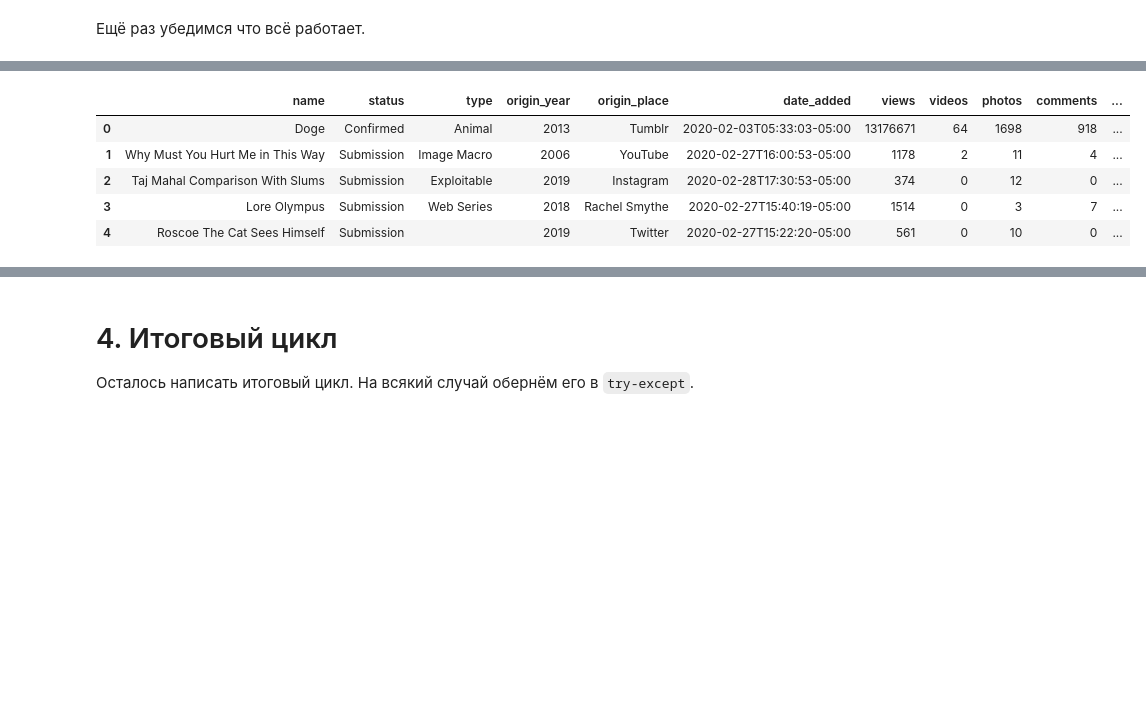
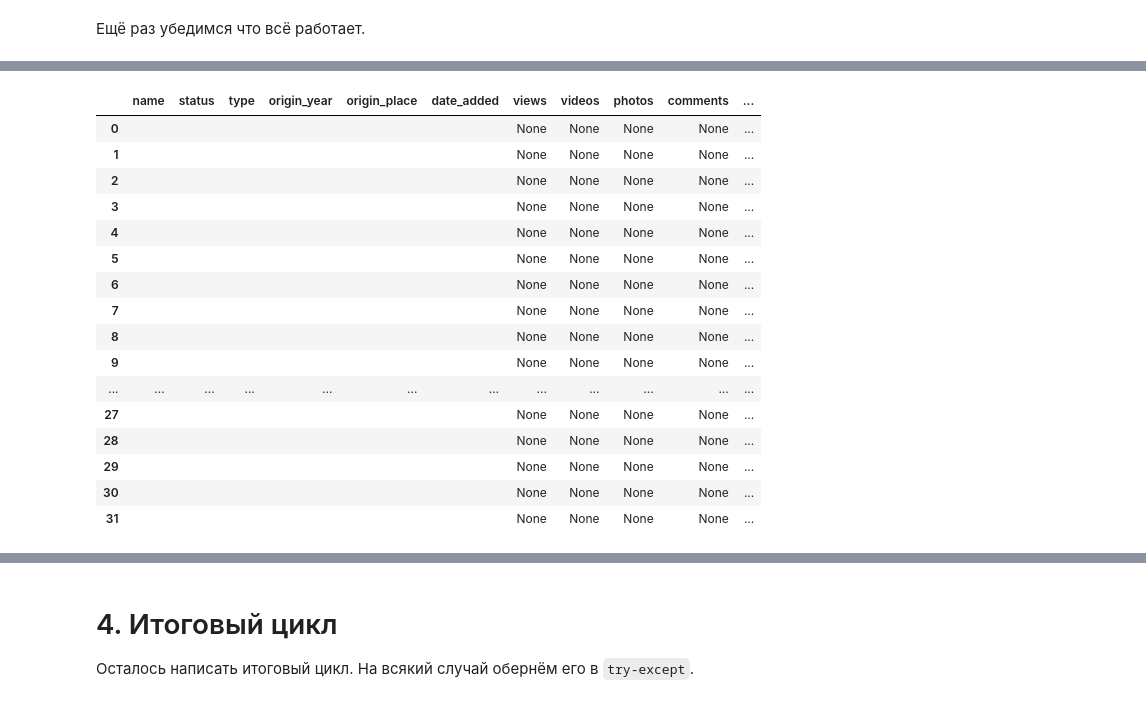
Before and after one commit to nursace/data-mining, a Jupyter notebook: notebooks/KnowYourMemesParser_text.ipynb, the cells around one changed output, grey strips where cells are left out. Drawn from its saved outputs; the diff is of its cells as text; code cells hidden in the pictures; blank space fills up the shorter version.

```diff
--- a/notebooks/KnowYourMemesParser_text.ipynb
+++ b/notebooks/KnowYourMemesParser_text.ipynb
@@ -587,3 +649,3 @@ def getMemeData(meme_page):
     return data_row
 # %%
-data_row = getMemeData('http://knowyourmeme.com/memes/doge')
+data_row = getMemeData('https://knowyourmeme.com/memes/ayumu-kasuga-osaka')
@@ -594,4 +659,4 @@ final_df = pd.DataFrame(columns=['name', 'status', 'type', 'origin_year', 'origi
                                  'date_added', 'views', 'videos', 'photos', 'comments',
                                  'tags', 'about', 'origin', 'other_text'])
 # %%
-final_df = final_df.append(data_row, ignore_index=True)
+final_df._append(data_row, ignore_index=True)
@@ -604,8 +671,25 @@ final_df
 Ещё раз убедимся что всё работает.
 # %%
 from tqdm import tqdm_notebook
+# %%
+meme_links = ['https://knowyourmeme.com/memes/people/chuando-tan',
+ 'https://knowyourmeme.com/memes/steve--2',
+ 'https://knowyourmeme.com/memes/sakanigadik',
+ 'https://knowyourmeme.com/memes/subcultures/go-go-loser-ranger-sentai-daishikkaku-ranger-reject',
+ 'https://knowyourmeme.com/memes/people/hubslife-day-in-the-life-of-a-middle-class-man',
+ 'https://knowyourmeme.com/memes/foghorn-leghorn-rambling-speech-pattern-parodies',
+ 'https://knowyourmeme.com/memes/name-100-women-challenge',
+ 'https://knowyourmeme.com/memes/last-night-we-let-the-x-talk',
+ 'https://knowyourmeme.com/memes/im-shaking-should-i-wear-this-to-coachella',
+ 'https://knowyourmeme.com/memes/who-the-fuck-did-your-hair',
+ 'https://knowyourmeme.com/memes/sites/rtechnicallythetruth-technically-the-truth',
+ 'https://knowyourmeme.com/memes/events/prime-drink-forever-chemicals-lawsuit',
+ 'https://knowyourmeme.com/memes/thukuna',
+ 'https://knowyourmeme.com/memes/kim-jong-uns-friendly-father-song',
+ 'https://knowyourmeme.com/memes/id-say-the-1830s-but-without-all-the-racists',
+ 'https://knowyourmeme.com/memes/when-i-die-imma-go-to-snow-bunny-heaven']
 # %%
 for meme_link in tqdm_notebook(meme_links):
     data_row = getMemeData(meme_link)
-    final_df = final_df.append(data_row, ignore_index=True)
+    final_df = final_df._append(data_row, ignore_index=True)
 # %% [output]
@@ -613,12 +715,23 @@ for meme_link in tqdm_notebook(meme_links):
 # %%
-final_df.head()
+final_df
 # %% [output]
 |  | name | status | type | origin_year | origin_place | date_added | views | videos | photos | comments | ... |
-| 0 | Doge | Confirmed | Animal | 2013 | Tumblr | 2020-02-03T05:33:03-05:00 | 13176671 | 64 | 1698 | 918 | ... |
-| 1 | Why Must You Hurt Me in This Way | Submission | Image Macro | 2006 | YouTube | 2020-02-27T16:00:53-05:00 | 1178 | 2 | 11 | 4 | ... |
-| 2 | Taj Mahal Comparison With Slums | Submission | Exploitable | 2019 | Instagram | 2020-02-28T17:30:53-05:00 | 374 | 0 | 12 | 0 | ... |
-| 3 | Lore Olympus | Submission | Web Series | 2018 | Rachel Smythe | 2020-02-27T15:40:19-05:00 | 1514 | 0 | 3 | 7 | ... |
-| 4 | Roscoe The Cat Sees Himself | Submission |  | 2019 | Twitter | 2020-02-27T15:22:20-05:00 | 561 | 0 | 10 | 0 | ... |
+| 0 |  |  |  |  |  |  | None | None | None | None | ... |
+| 1 |  |  |  |  |  |  | None | None | None | None | ... |
+| 2 |  |  |  |  |  |  | None | None | None | None | ... |
+| 3 |  |  |  |  |  |  | None | None | None | None | ... |
+| 4 |  |  |  |  |  |  | None | None | None | None | ... |
+| 5 |  |  |  |  |  |  | None | None | None | None | ... |
+| 6 |  |  |  |  |  |  | None | None | None | None | ... |
+| 7 |  |  |  |  |  |  | None | None | None | None | ... |
+| 8 |  |  |  |  |  |  | None | None | None | None | ... |
+| 9 |  |  |  |  |  |  | None | None | None | None | ... |
+| ... | ... | ... | ... | ... | ... | ... | ... | ... | ... | ... | ... |
+| 27 |  |  |  |  |  |  | None | None | None | None | ... |
+| 28 |  |  |  |  |  |  | None | None | None | None | ... |
+| 29 |  |  |  |  |  |  | None | None | None | None | ... |
+| 30 |  |  |  |  |  |  | None | None | None | None | ... |
+| 31 |  |  |  |  |  |  | None | None | None | None | ... |
 # %%
 final_df.shape
 # %% [output]
```
Also changed, not shown: parts of 40 cells of this notebook.
